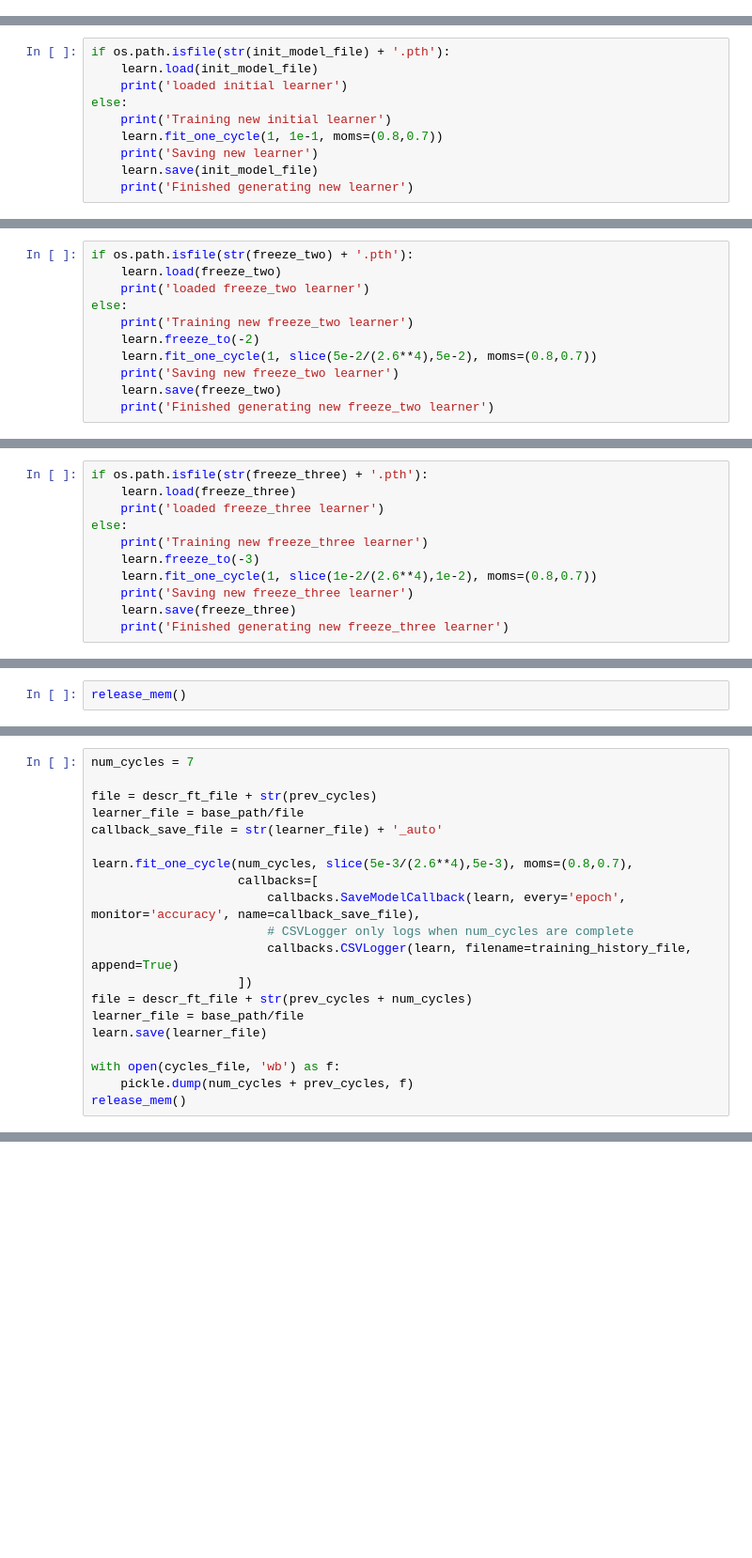
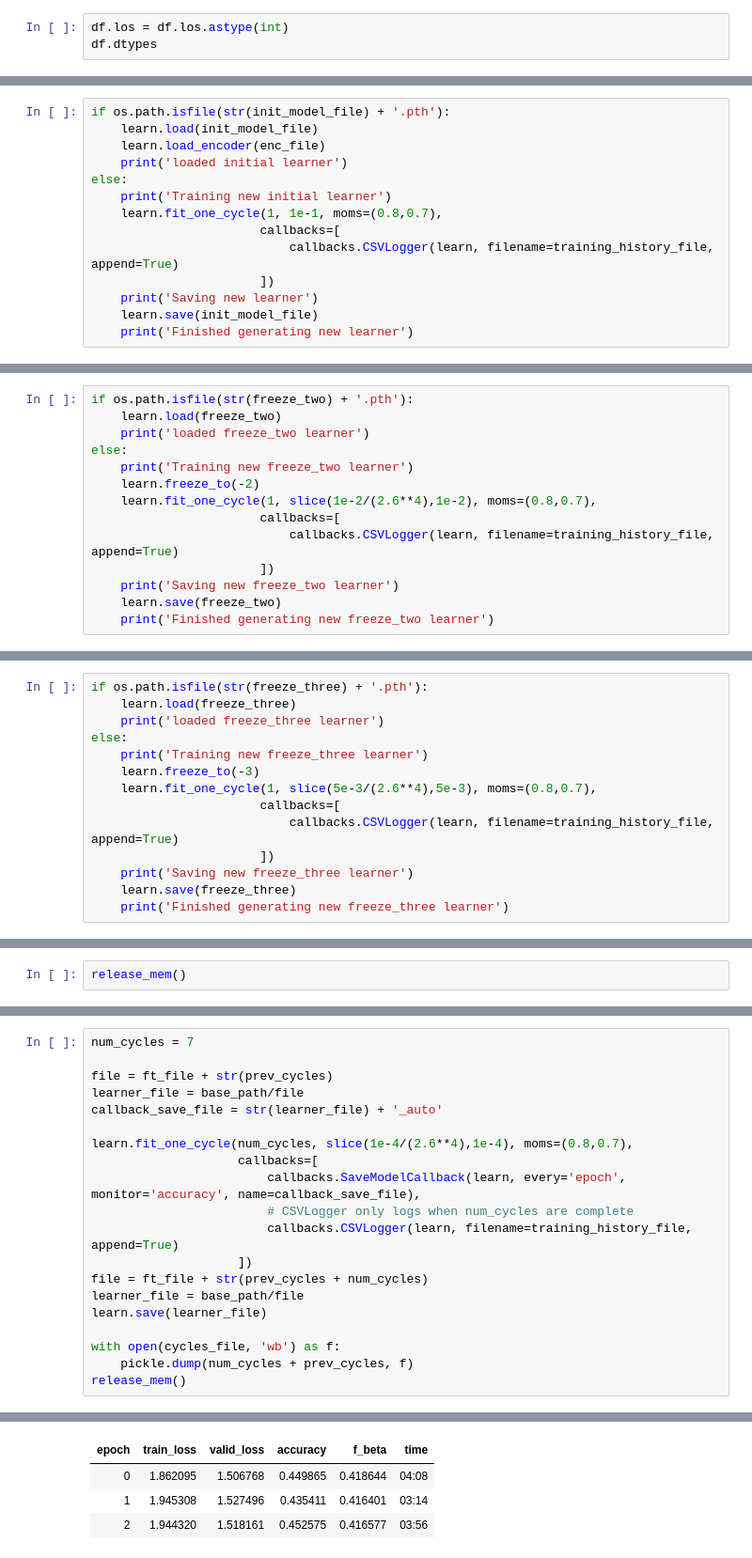
Before and after one commit to magic-lantern/nlp-transfer-learning, a Jupyter notebook: sourcecode/mimic_nlp_classifier_los.ipynb, the cells around one changed output, grey strips where cells are left out. Shown at 94% size. Drawn from its saved outputs; the diff is of its cells as text; blank space fills up the shorter version.

Commit message:
Tuning learning rate for LOS classifier

```diff
--- a/sourcecode/mimic_nlp_classifier_los.ipynb
+++ b/sourcecode/mimic_nlp_classifier_los.ipynb
@@ -343,0 +366,3 @@ df = combined_fday.sample(frac=pct_data_sample, random_state=seed)
+# %%
+df.los = df.los.astype(int)
+df.dtypes
@@ -380,10 +475,14 @@ Change learning rate based on results from the above plot
 # %%
 if os.path.isfile(str(init_model_file) + '.pth'):
     learn.load(init_model_file)
+    learn.load_encoder(enc_file)
     print('loaded initial learner')
 else:
     print('Training new initial learner')
-    learn.fit_one_cycle(1, 1e-1, moms=(0.8,0.7))
+    learn.fit_one_cycle(1, 1e-1, moms=(0.8,0.7),
+                       callbacks=[
+                           callbacks.CSVLogger(learn, filename=training_history_file, append=True)
+                       ])
     print('Saving new learner')
     learn.save(init_model_file)
     print('Finished generating new learner')
@@ -394,7 +512,10 @@ if os.path.isfile(str(freeze_two) + '.pth'):
 else:
     print('Training new freeze_two learner')
     learn.freeze_to(-2)
-    learn.fit_one_cycle(1, slice(5e-2/(2.6**4),5e-2), moms=(0.8,0.7))
+    learn.fit_one_cycle(1, slice(1e-2/(2.6**4),1e-2), moms=(0.8,0.7),
+                       callbacks=[
+                           callbacks.CSVLogger(learn, filename=training_history_file, append=True)
+                       ])
     print('Saving new freeze_two learner')
     learn.save(freeze_two)
     print('Finished generating new freeze_two learner')
@@ -405,7 +532,10 @@ if os.path.isfile(str(freeze_three) + '.pth'):
 else:
     print('Training new freeze_three learner')
     learn.freeze_to(-3)
-    learn.fit_one_cycle(1, slice(1e-2/(2.6**4),1e-2), moms=(0.8,0.7))
+    learn.fit_one_cycle(1, slice(5e-3/(2.6**4),5e-3), moms=(0.8,0.7),
+                       callbacks=[
+                           callbacks.CSVLogger(learn, filename=training_history_file, append=True)
+                       ])
     print('Saving new freeze_three learner')
     learn.save(freeze_three)
     print('Finished generating new freeze_three learner')
@@ -426,20 +569,21 @@ else:
 # %%
 num_cycles = 7
 
-file = descr_ft_file + str(prev_cycles)
+file = ft_file + str(prev_cycles)
 learner_file = base_path/file
 callback_save_file = str(learner_file) + '_auto'
 
-learn.fit_one_cycle(num_cycles, slice(5e-3/(2.6**4),5e-3), moms=(0.8,0.7),
+learn.fit_one_cycle(num_cycles, slice(1e-4/(2.6**4),1e-4), moms=(0.8,0.7),
                     callbacks=[
                         callbacks.SaveModelCallback(learn, every='epoch', monitor='accuracy', name=callback_save_file),
                         # CSVLogger only logs when num_cycles are complete
                         callbacks.CSVLogger(learn, filename=training_history_file, append=True)
                     ])
-file = descr_ft_file + str(prev_cycles + num_cycles)
+file = ft_file + str(prev_cycles + num_cycles)
 learner_file = base_path/file
 learn.save(learner_file)
 
 with open(cycles_file, 'wb') as f:
     pickle.dump(num_cycles + prev_cycles, f)
 release_mem()
+# %% [output]
@@ -445,0 +591,4 @@ release_mem()
+| epoch | train_loss | valid_loss | accuracy | f_beta | time |
+| 0 | 1.862095 | 1.506768 | 0.449865 | 0.418644 | 04:08 |
+| 1 | 1.945308 | 1.527496 | 0.435411 | 0.416401 | 03:14 |
+| 2 | 1.944320 | 1.518161 | 0.452575 | 0.416577 | 03:56 |
```
Also changed, not shown: parts of 29 cells of this notebook, 5 other files.
